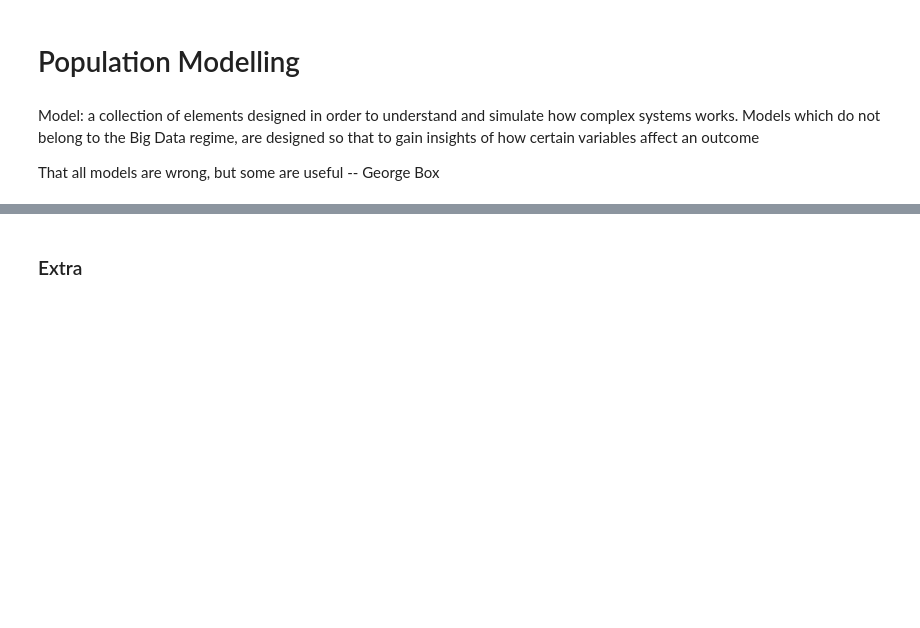
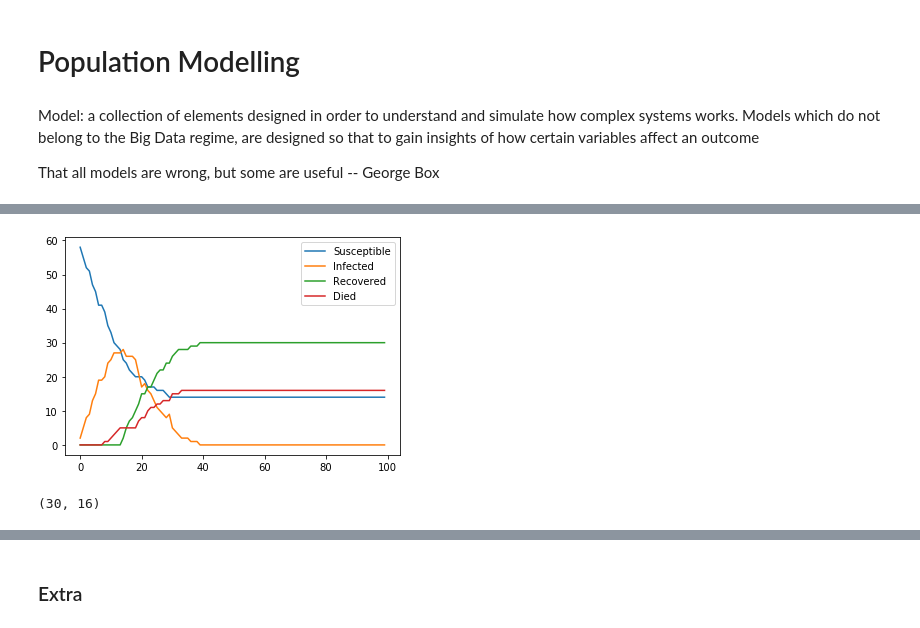
Before and after one commit to pierpaolo28/Epidemics-Modelling, a Jupyter notebook: notebooks/Pupulation.ipynb, the cells around one changed output, grey strips where cells are left out. Drawn from its saved outputs; the diff is of its cells as text; code cells hidden in the pictures; blank space fills up the shorter version.

```diff
--- a/notebooks/Pupulation.ipynb
+++ b/notebooks/Pupulation.ipynb
@@ -120,0 +151,70 @@ plt.show()
+# %%
+probs_positives = 0.04
+grid_limits = [3, 3]
+min_contact_radious = 0.3
+unlikelyness_of_spread = 0.9
+iterations = 100
+size = 20
+static = False
+d_p = 0.02
+
+population = []
+for i in range(0, size):
+    population.append(Person(np.random.choice(2, 1, p=[1-probs_positives, probs_positives])[0],
+                            [random.uniform(0, grid_limits[0]), random.uniform(0, grid_limits[1])],
+                            random.uniform(0, 1), grid_limits))
+
+grid_limits2 = [1, 1]
+for i in range(0, size):
+    population.append(Person(np.random.choice(2, 1, p=[1-probs_positives, probs_positives])[0],
+                            [random.uniform(0, grid_limits2[0]), random.uniform(0, grid_limits2[1])],
+                            random.uniform(0, 1), grid_limits2))
+
+grid_limits3 = [3, 3]
+for i in range(0, size):
+    population.append(Person(np.random.choice(2, 1, p=[1-probs_positives, probs_positives])[0],
+                            [random.uniform(0, grid_limits3[0]), random.uniform(0, grid_limits3[1])],
+                            random.uniform(0, 1), grid_limits3))
+
+
+negatives, positives, survivors = [], [], []
+x_res, y_res, state = [], [], []
+index, deaths = [], []
+for it in range(iterations):
+    it_negative, it_positives, it_survivors, it_dead = 0, 0, 0, 0
+    for i, single in enumerate(population):
+        x_res.append(single.position[0])
+        y_res.append(single.position[1])
+        index.append(it)
+        if single.situation == 0:
+            it_negative += 1
+            state.append('Susceptible')
+        elif single.situation == 1:
+            it_positives += 1
+            state.append('Infected')
+        elif single.situation == 3:
+            it_dead += 1
+            state.append('Died')
+        else:
+            it_survivors += 1
+            state.append('Recovered')
+        single.step_ahead(population[:i]+population[i+1:], min_contact_radious,
+                          unlikelyness_of_spread, no_move=static, deaths_p=d_p)
+    negatives.append(it_negative)
+    positives.append(it_positives)
+    survivors.append(it_survivors)
+    deaths.append(it_dead)
+
+plt.plot(negatives, label='Susceptible')
+plt.plot(positives, label='Infected')
+plt.plot(survivors, label='Recovered')
+plt.plot(deaths, label='Died')
+plt.legend()
+plt.show()
+# %% [output]
+[figure, added]
+# %%
+negatives[len(negatives)-1], positives[len(negatives)-1],
+survivors[len(negatives)-1], deaths[len(negatives)-1]
+# %% [output]
+(30, 16)
```
Also changed, not shown: parts of 15 cells of this notebook, 5 other files.
